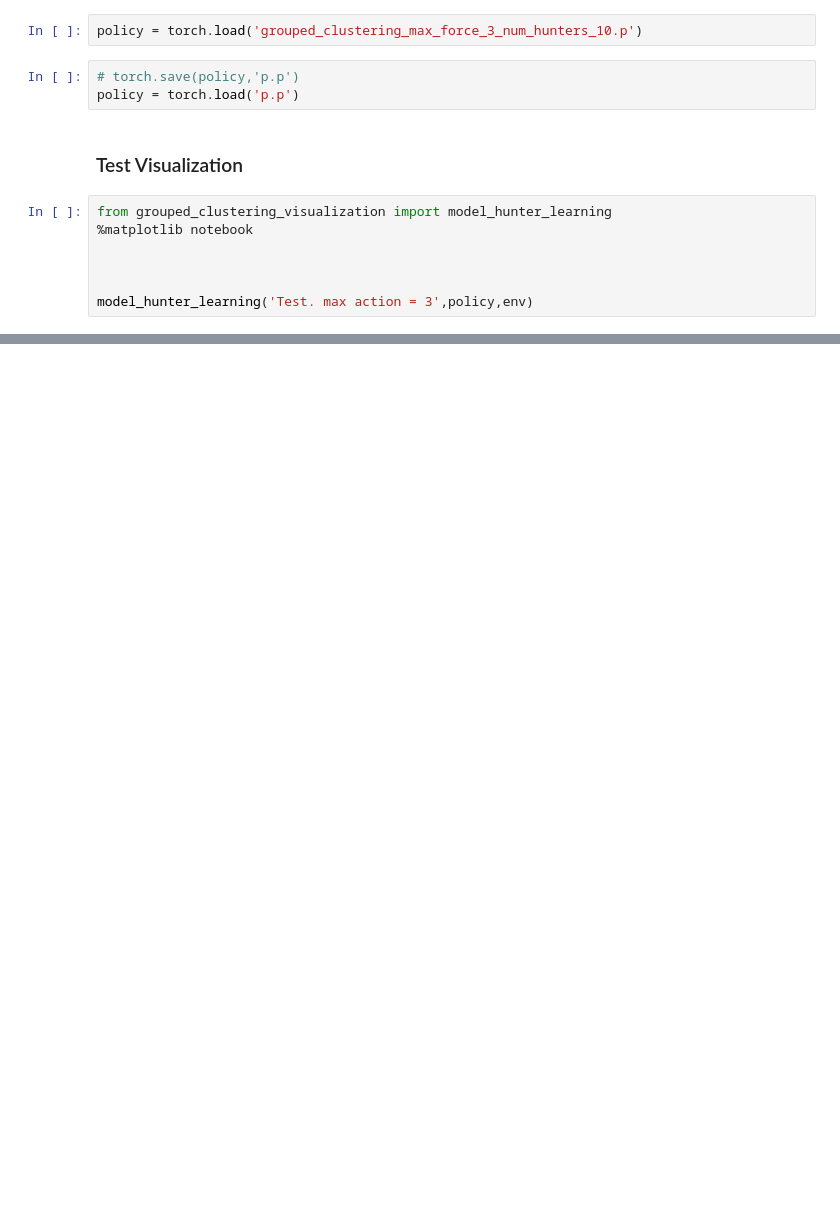
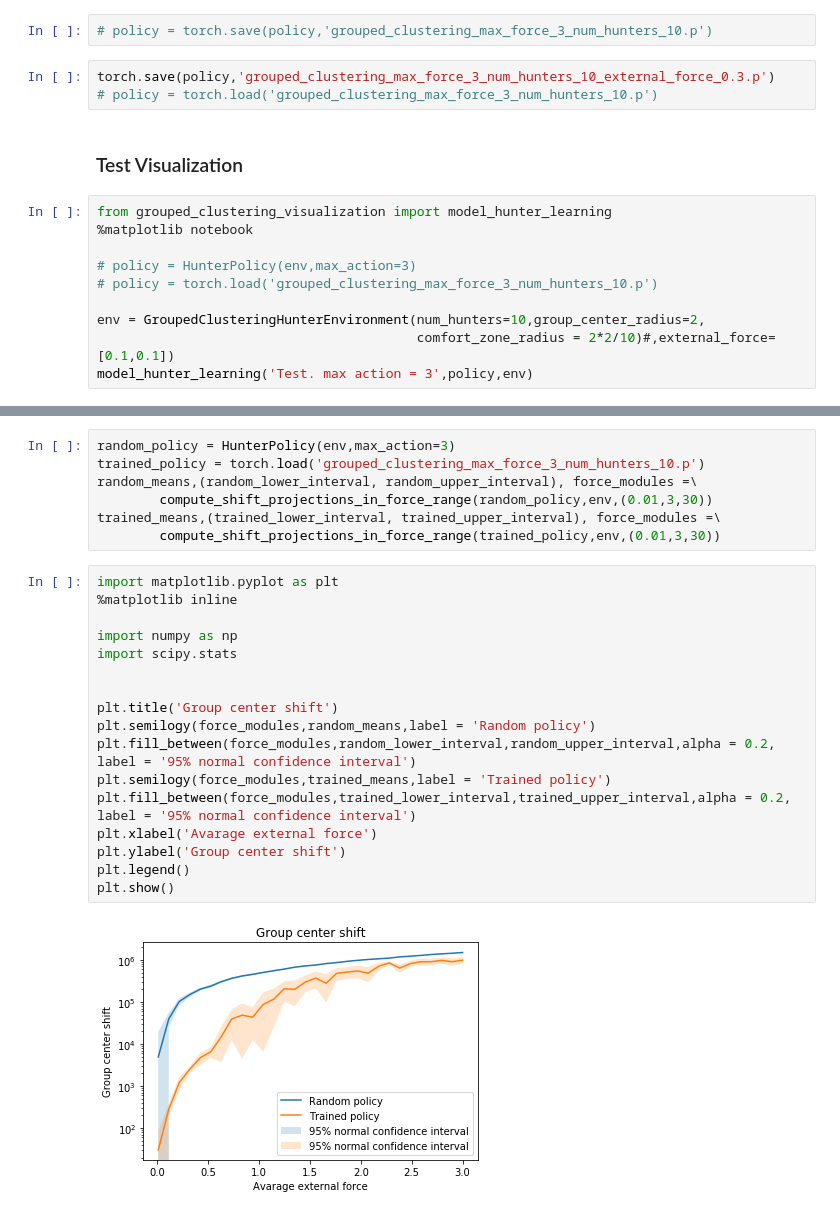
Before and after one commit to egornuzhin/hunter_learning, a Jupyter notebook: grouped_clastering_rl_hl.ipynb, the cells around one changed output, grey strips where cells are left out. Drawn from its saved outputs; the diff is of its cells as text; blank space fills up the shorter version.

```diff
--- a/rl_hunter_larning_grouped_clastering.ipynb
+++ b/grouped_clastering_rl_hl.ipynb
@@ -122,17 +124,20 @@ Last reward: -9.62
 KeyboardInterrupt:
 # %%
-policy = torch.load('grouped_clustering_max_force_3_num_hunters_10.p')
+# policy = torch.save(policy,'grouped_clustering_max_force_3_num_hunters_10.p')
 # %%
-# torch.save(policy,'p.p')
-policy = torch.load('p.p')
+torch.save(policy,'grouped_clustering_max_force_3_num_hunters_10_external_force_0.3.p')
+# policy = torch.load('grouped_clustering_max_force_3_num_hunters_10.p')
 # %% [markdown]
 ### Test Visualization
 # %%
 from grouped_clustering_visualization import model_hunter_learning
 %matplotlib notebook
 
+# policy = HunterPolicy(env,max_action=3)
+# policy = torch.load('grouped_clustering_max_force_3_num_hunters_10.p')
 
-
+env = GroupedClusteringHunterEnvironment(num_hunters=10,group_center_radius=2,
+                                         comfort_zone_radius = 2*2/10)#,external_force=[0.1,0.1])
 model_hunter_learning('Test. max action = 3',policy,env)
 # %% [output]
 [interactive output not drawn]
@@ -145,0 +205,26 @@ KeyboardInterrupt:
+# %%
+random_policy = HunterPolicy(env,max_action=3)
+trained_policy = torch.load('grouped_clustering_max_force_3_num_hunters_10.p')
+random_means,(random_lower_interval, random_upper_interval), force_modules =\
+        compute_shift_projections_in_force_range(random_policy,env,(0.01,3,30))
+trained_means,(trained_lower_interval, trained_upper_interval), force_modules =\
+        compute_shift_projections_in_force_range(trained_policy,env,(0.01,3,30))
+# %%
+import matplotlib.pyplot as plt
+%matplotlib inline
+
+import numpy as np
+import scipy.stats
+
+
+plt.title('Group center shift')
+plt.semilogy(force_modules,random_means,label = 'Random policy')
+plt.fill_between(force_modules,random_lower_interval,random_upper_interval,alpha = 0.2, label = '95% normal confidence interval')
+plt.semilogy(force_modules,trained_means,label = 'Trained policy')
+plt.fill_between(force_modules,trained_lower_interval,trained_upper_interval,alpha = 0.2, label = '95% normal confidence interval')
+plt.xlabel('Avarage external force')
+plt.ylabel('Group center shift')
+plt.legend()
+plt.show()
+# %% [output]
+[figure, added]
```
Also changed, not shown: parts of 8 cells of this notebook, 6 other files.
